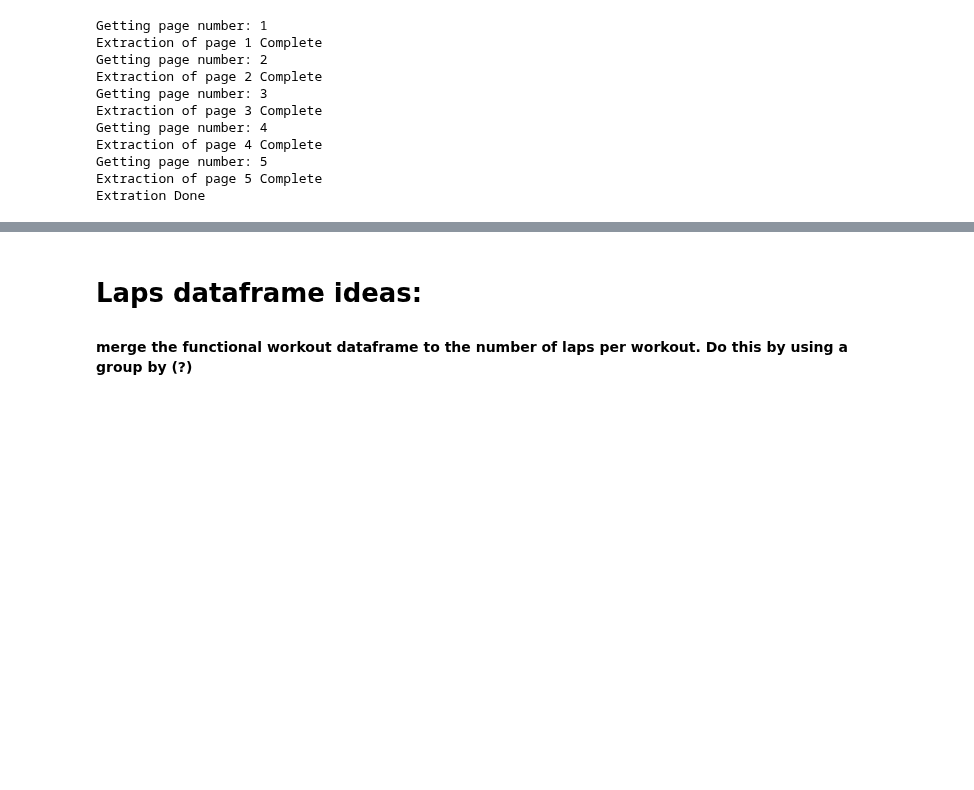
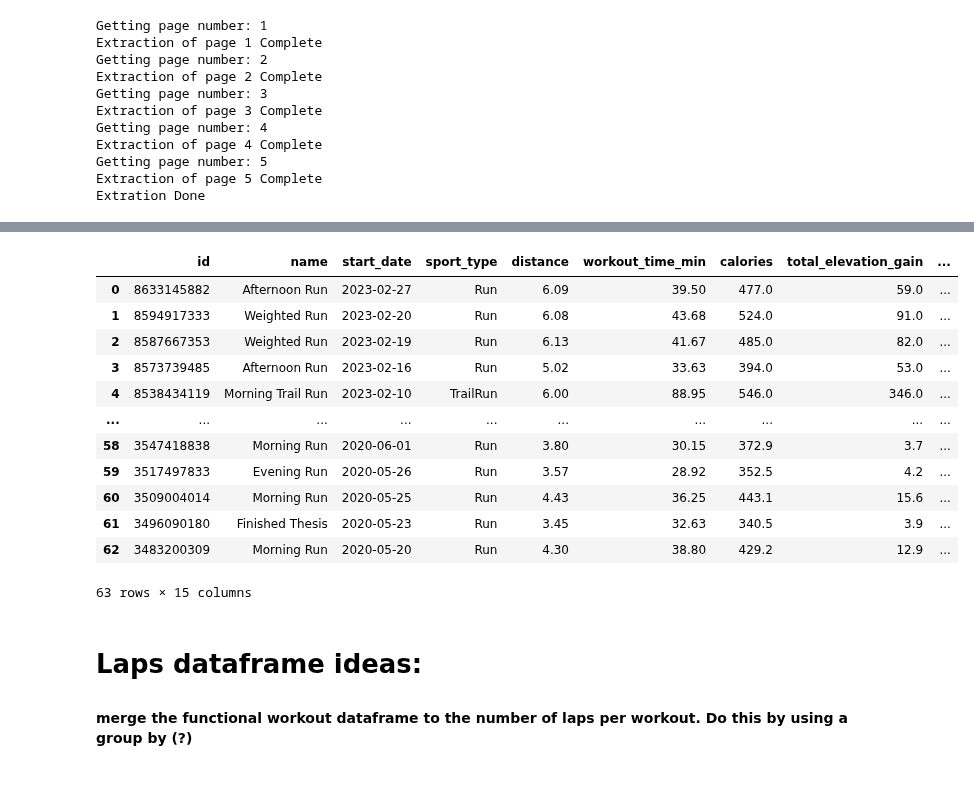
Before and after one commit to ManuelElizaldi/PyStrava, a Jupyter notebook: StravaConnect.ipynb, the cells around one changed output, grey strips where cells are left out. Cells and saved outputs as stored; diff of their text form; code cells hidden in the pictures; blank space fills up the shorter version.

Commit message:
Added functions to the main script and cleaned code

```diff
--- a/StravaConnect.ipynb
+++ b/StravaConnect.ipynb
@@ -301,0 +312,39 @@ test
+# %%
+# This function will clean the output from the previous function - GetWorkoutData
+def CleanWorkoutDF(workout_json):
+    df = pd.json_normalize(workout_json)
+    df[['distance']] = round(df['distance']/1000,2)
+    df['workout_time_min'] = round(df['elapsed_time']/60,2)
+    df[["start_date"]] = pd.to_datetime(df['start_date']).dt.date
+    return df[['id',
+               'name',
+               'start_date',
+               'sport_type',
+               'distance',
+               'workout_time_min',
+               'calories',
+               'total_elevation_gain',
+               'start_latlng',
+               'end_latlng',
+               'average_speed',
+               'max_speed',
+               'average_temp',
+               'average_heartrate',
+               'max_heartrate']]
+
+
+# This function will clean and do some data conversions the json to get the laps from each workout
+def GetLapsFromWorkouts(workout_json):
+    workout_laps = pd.json_normalize(workout_json,'laps')
+    workout_laps = workout_laps[['activity.id','name','elapsed_time','distance','average_heartrate','max_heartrate','average_speed','max_speed']]
+    workout_laps = workout_laps.rename(columns={'activity.id':'activity_id',
+                                                'name':'lap',
+                                                'elapsed_time':'lap_elapsed_time_min',
+                                                'distance':'lap_distance',
+                                                'average_heartrate':'lap_average_heartrate',
+                                                'max_heartrate':'lap_max_heartrate',
+                                                'average_speed':'lap_average_speed',
+                                                'max_speed':'lap_max_speed'})
+    workout_laps['lap_elapsed_time_min'] = round(workout_laps['lap_elapsed_time_min']/60,2)
+    workout_laps['lap_distance'] = round(workout_laps['lap_distance']/1000,2)
+    return workout_laps
@@ -302,3 +370,19 @@ test
+# %%
+CleanWorkoutDF(running_workouts)
+# %% [output]
+|  | id | name | start_date | sport_type | distance | workout_time_min | calories | total_elevation_gain | ... |
+| 0 | 8633145882 | Afternoon Run | 2023-02-27 | Run | 6.09 | 39.50 | 477.0 | 59.0 | ... |
+| 1 | 8594917333 | Weighted Run | 2023-02-20 | Run | 6.08 | 43.68 | 524.0 | 91.0 | ... |
+| 2 | 8587667353 | Weighted Run | 2023-02-19 | Run | 6.13 | 41.67 | 485.0 | 82.0 | ... |
+| 3 | 8573739485 | Afternoon Run | 2023-02-16 | Run | 5.02 | 33.63 | 394.0 | 53.0 | ... |
+| 4 | 8538434119 | Morning Trail Run | 2023-02-10 | TrailRun | 6.00 | 88.95 | 546.0 | 346.0 | ... |
+| ... | ... | ... | ... | ... | ... | ... | ... | ... | ... |
+| 58 | 3547418838 | Morning Run | 2020-06-01 | Run | 3.80 | 30.15 | 372.9 | 3.7 | ... |
+| 59 | 3517497833 | Evening Run | 2020-05-26 | Run | 3.57 | 28.92 | 352.5 | 4.2 | ... |
+| 60 | 3509004014 | Morning Run | 2020-05-25 | Run | 4.43 | 36.25 | 443.1 | 15.6 | ... |
+| 61 | 3496090180 | Finished Thesis | 2020-05-23 | Run | 3.45 | 32.63 | 340.5 | 3.9 | ... |
+| 62 | 3483200309 | Morning Run | 2020-05-20 | Run | 4.30 | 38.80 | 429.2 | 12.9 | ... |
+63 rows × 15 columns
 # %% [markdown]
 # Laps dataframe ideas:
 #### merge the functional workout dataframe to the number of laps per workout. Do this by using a group by (?)
```
Also changed, not shown: parts of 22 cells of this notebook.
